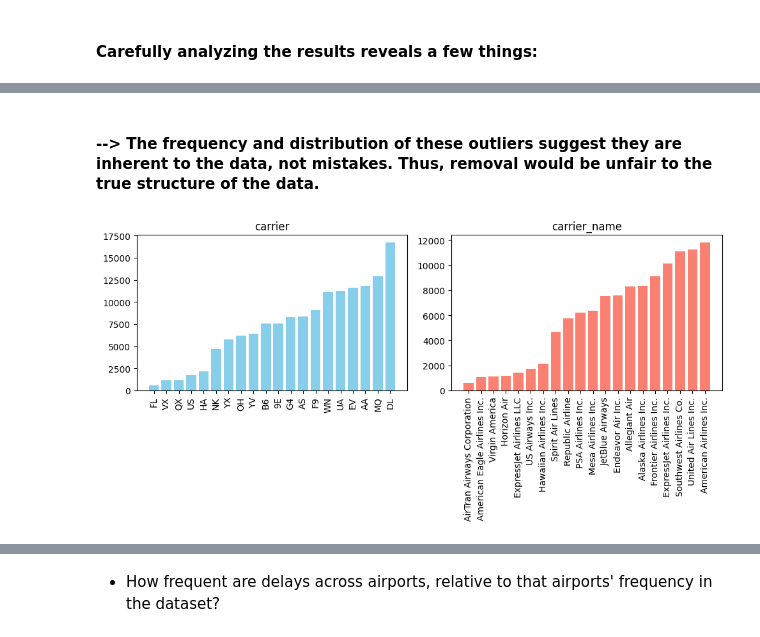
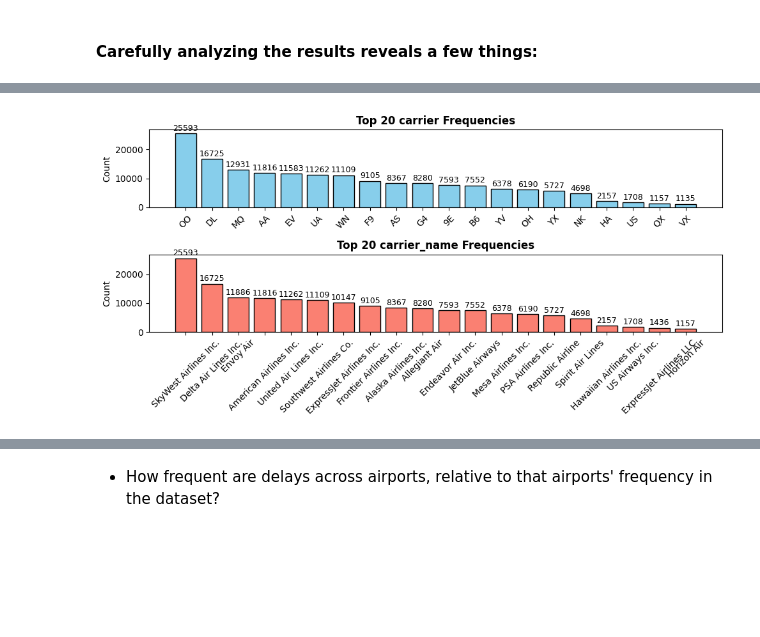
Before and after one commit to AnastasiaRassi/Forecasting-Flight-Delays-Monthly, a Jupyter notebook: notebooks/01_eda_cleaning.ipynb, the cells around one changed output, grey strips where cells are left out. Drawn from its saved outputs; the diff is of its cells as text; code cells hidden in the pictures; blank space fills up the shorter version.

```diff
--- a/notebooks/01_eda_cleaning.ipynb
+++ b/notebooks/01_eda_cleaning.ipynb
@@ -116,20 +155,0 @@ plt.show()
-# %%
-import matplotlib.pyplot as plt
-
-fig, axes = plt.subplots(5, 4, figsize=(14, 10))
-axes = axes.flatten()
-
-for ax, col in zip(axes, num_cols):
-    box_data = (  # we must drop nulls momentarily to plot boxplots
-    df[col]
-    .dropna(inplace=False)
-    .to_numpy()
-    )
-    ax.boxplot(box_data, vert=True)
-    ax.set_title(col)
-
-for ax in axes[len(num_cols):]:
-    ax.axis("off")
-
-plt.tight_layout()
-plt.show()
@@ -138,30 +156,40 @@ plt.show()
-# %% [markdown]
-#### --> The frequency and distribution of these outliers suggest they are inherent to the data, not mistakes. Thus, removal would be unfair to the true structure of the data.
 # %%
 import matplotlib.pyplot as plt
+import pandas as pd
 
-low_cardinality_cat_cols = ['carrier','carrier_name']
+carrier_cols = ['carrier', 'carrier_name']
 colors = ["skyblue", "salmon"]
-fig, axes = plt.subplots(1, 2, figsize=(10,5))
+
+fig, axes = plt.subplots(2, 1, figsize=(10, 5))
 axes = axes.flatten()
 
-for ax, col, color in zip(axes, low_cardinality_cat_cols , colors):
-    counts = (
-        df[col]
-        .dropna()
-        .value_counts()
-        )
-    counts_df = pd.DataFrame({col: counts.index, "count": counts.values}).sort_values(by = 'count').head(20)
+for ax, col, color in zip(axes, carrier_cols, colors):
+    # Get top 20 most frequent values
+    counts = df[col].dropna().value_counts()
+    top_counts = counts.head(20)
 
-    ax.bar(counts_df[col].to_list(), counts_df["count"].to_list(), color=color)
-    ax.set_title(col)
-    ax.tick_params(axis='x', rotation=90)
+    # Plot bar chart
+    bars = ax.bar(top_counts.index, top_counts.values, color=color, edgecolor='black')
 
-for ax in axes[len(low_cardinality_cat_cols):]:
+    # Add counts on top of bars
+    for bar in bars:
+        height = bar.get_height()
+        ax.annotate(f'{height}', xy=(bar.get_x() + bar.get_width() / 2, height),
+                    xytext=(0, 3), textcoords='offset points', ha='center', fontsize=9)
+
+    # Set titles and labels
+    ax.set_title(f"Top 20 {col} Frequencies", fontsize=12, fontweight='bold')
+    ax.set_ylabel("Count")
+
+    # Rotate x-axis labels if needed
+    ax.tick_params(axis='x', rotation=45)
+
+# Turn off any unused axes
+for ax in axes[len(carrier_cols):]:
     ax.axis("off")
 
 plt.tight_layout()
 plt.show()
 # %% [output]
-[figure, old version]
+[figure, new version]
 # %% [markdown]
```
Also changed, not shown: parts of 40 cells of this notebook, 1 other file.
